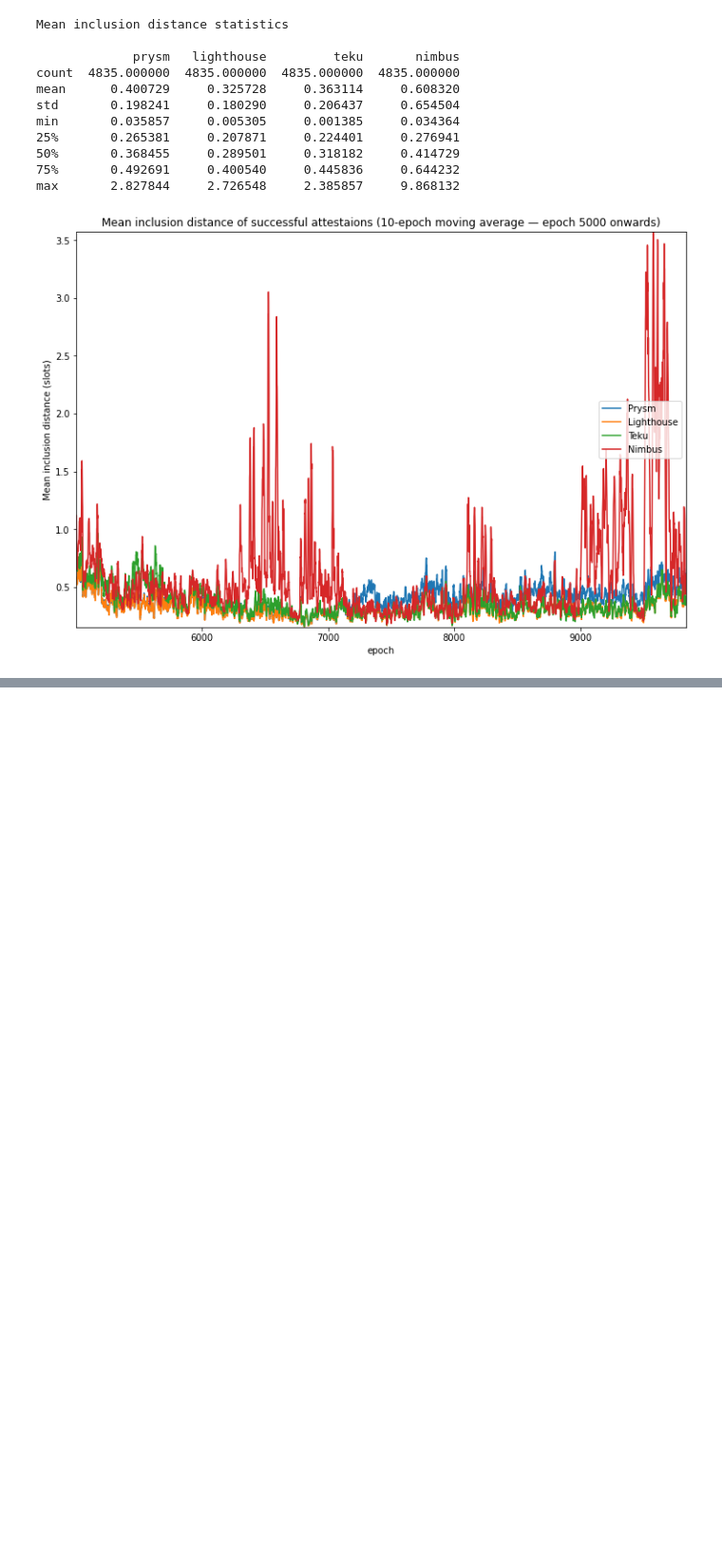
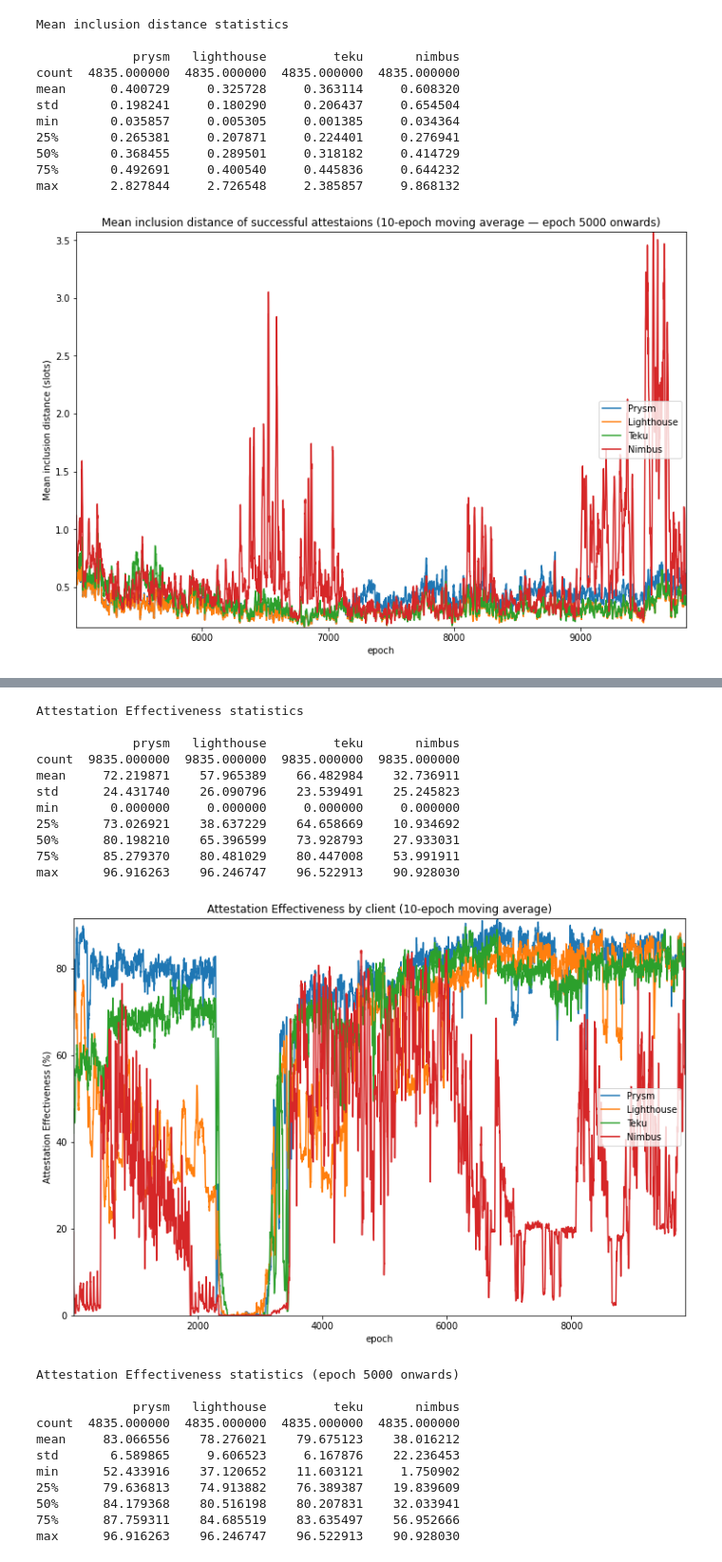
Before and after one commit to pintail-xyz/medalla_analysis, a Jupyter notebook: client_comparison.ipynb, the cells around one changed output, grey strips where cells are left out. Shown at 95% size. Saved outputs shown, nothing was run; the diff lists cells and outputs as text; code cells hidden in the pictures; blank space fills up the shorter version.

Commit message:
Section on attestation effectiveness

```diff
--- a/client_comparison.ipynb
+++ b/client_comparison.ipynb
@@ -133,5 +140,5 @@ Number of validators: 67291
 # %%
-# run through attestations: calculate participation rates and mean inclusion distance for each client
+# calculate participation rates, mean inclusion distance and attestation effectiveness for each client
 # if the attestation is missed and the validator has not yet done any attestations, it is considered dormant
 # if the attestation is missed and there are no future attestations, it is considered abandoned
 
@@ -145,7 +152,7 @@ dormant_count   = {client:empty.copy() for client in clients}
 abandoned_count = {client:empty.copy() for client in clients}
 missed_count    = {client:empty.copy() for client in clients}
 sum_distance    = {client:empty.copy() for client in clients}
-
+sum_reward      = {client:empty.copy() for client in clients}
 
 for slot in range(latest_slot+1):
     validator_scores = attestation_performance(cursor, slot)
@@ -157,6 +164,7 @@ for slot in range(latest_slot+1):
         if validator_scores[validator_index] != -1:
             success_count[client][epoch]   += 1
             sum_distance[client][epoch]    += validator_scores[validator_index]
+            sum_reward[client][epoch]      += 1 / (1 + validator_scores[validator_index])
         elif validators[validator_index]["latest_attestation"] == -1:
             absent_count[client][epoch]    += 1
         elif slot < validators[validator_index]["first_attestation"]:
@@ -173,11 +181,14 @@ for slot in range(latest_slot+1):
     print(f"Epoch {epoch} of {latest_slot//32} ({percentage:.2f}%). "
           f"{elapsed} elapsed. {left} left.", end='\r')
 
-
 mean_inclusion_distance = {}
+attestation_effectiveness = {}
 for client in clients:
     mean_inclusion_distance[client] = [sum_distance[client][e] / success_count[client][e]
                                        if success_count[client][e] > 0 else None for e in range(n_epochs)]
+    attestation_effectiveness[client] = [100 * sum_reward[client][e] /
+                                                          (success_count[client][e] + missed_count[client][e])
+                                        for e in range(n_epochs)]
 
 print(f"Pass completed in {elapsed}." + ' ' * 50)
 # %% [output]
@@ -312,0 +329,59 @@ max       2.827844     2.726548     2.385857     9.868132
+# %%
+# graphs and stats for attestation effectiveness
+ae_df = pd.DataFrame.from_dict(attestation_effectiveness)
+
+print("Attestation Effectiveness statistics\n")
+print(ae_df.describe(), end='\n\n')
+
+# plot the mean inclusion distance
+fig=plt.figure(figsize=(12,8))
+plt.plot(ae_df['prysm'].rolling(10).mean(), label='Prysm')
+plt.plot(ae_df['lighthouse'].rolling(10).mean(), label='Lighthouse')
+plt.plot(ae_df['teku'].rolling(10).mean(), label='Teku')
+plt.plot(ae_df['nimbus'].rolling(10).mean(), label='Nimbus')
+plt.legend(loc='right')
+plt.margins(0,0)
+plt.title('Attestation Effectiveness by client (10-epoch moving average)')
+plt.xlabel('epoch')
+plt.ylabel('Attestation Effectiveness (%)')
+plt.show()
+
+print("Attestation Effectiveness statistics (epoch 5000 onwards)\n")
+print(ae_df.iloc[5000:].describe(), end='\n\n')
+
+# plot the mean inclusion distance
+fig=plt.figure(figsize=(12,8))
+plt.plot(ae_df['prysm'].iloc[5000:].rolling(10).mean(), label='Prysm')
+plt.plot(ae_df['lighthouse'].iloc[5000:].rolling(10).mean(), label='Lighthouse')
+plt.plot(ae_df['teku'].iloc[5000:].rolling(10).mean(), label='Teku')
+plt.plot(ae_df['nimbus'].iloc[5000:].rolling(10).mean(), label='Nimbus')
+plt.legend(loc='right')
+plt.margins(0,0)
+plt.title('Attestation Effectiveness by client (10-epoch moving average — epoch 5000 onwards)')
+plt.xlabel('epoch')
+plt.ylabel('Attestation Effectiveness (%)')
+plt.show()
+# %% [output]
+Attestation Effectiveness statistics
+
+             prysm   lighthouse         teku       nimbus
+count  9835.000000  9835.000000  9835.000000  9835.000000
+mean     72.219871    57.965389    66.482984    32.736911
+std      24.431740    26.090796    23.539491    25.245823
+min       0.000000     0.000000     0.000000     0.000000
+25%      73.026921    38.637229    64.658669    10.934692
+50%      80.198210    65.396599    73.928793    27.933031
+75%      85.279370    80.481029    80.447008    53.991911
+max      96.916263    96.246747    96.522913    90.928030
+[figure, added]
+Attestation Effectiveness statistics (epoch 5000 onwards)
+
+             prysm   lighthouse         teku       nimbus
+count  4835.000000  4835.000000  4835.000000  4835.000000
+mean     83.066556    78.276021    79.675123    38.016212
+std       6.589865     9.606523     6.167876    22.236453
+min      52.433916    37.120652    11.603121     1.750902
+25%      79.636813    74.913882    76.389387    19.839609
+50%      84.179368    80.516198    80.207831    32.033941
+75%      87.759311    84.685519    83.635497    56.952666
+max      96.916263    96.246747    96.522913    90.928030
```
Also changed, not shown: parts of 4 cells of this notebook.
